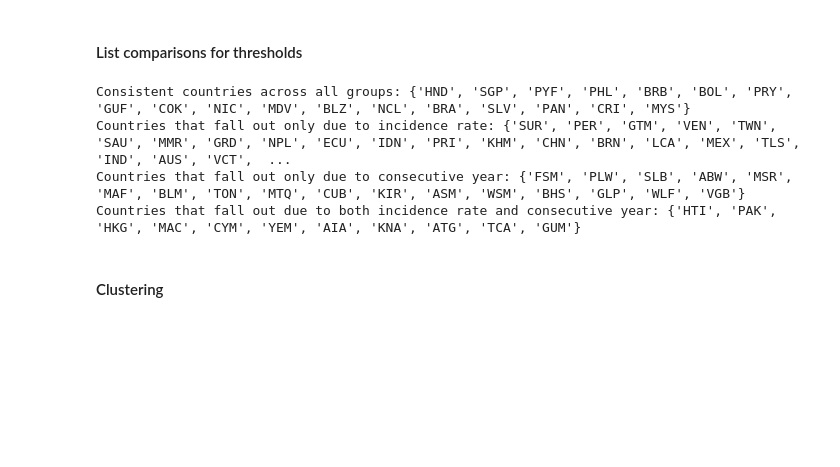
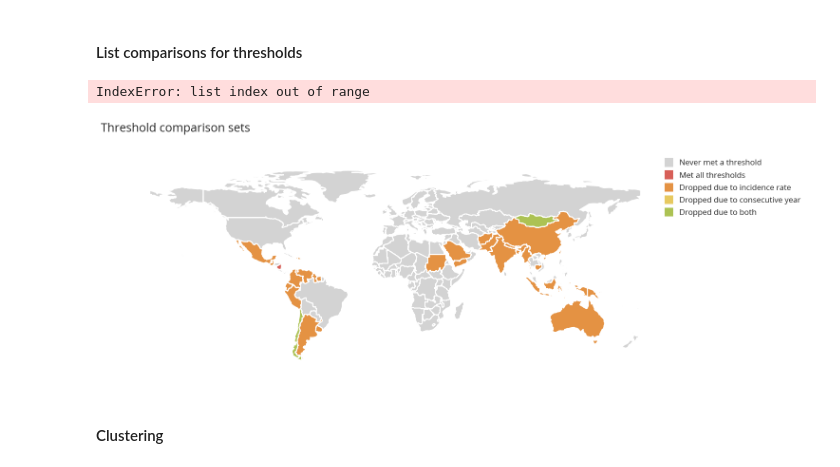
Before and after one commit to haileyrobertson/endemic-factors, a Jupyter notebook: src/ef_opendengue_analysis.ipynb, the cells around one changed output. Drawn from its saved outputs; the diff is of its cells as text; code cells hidden in the pictures; blank space fills up the shorter version.

Commit message:
fix GUF and run non_consec

```diff
--- a/src/ef_opendengue_analysis.ipynb
+++ b/src/ef_opendengue_analysis.ipynb
@@ -1245,9 +1243,12 @@ KeyboardInterrupt:
 # Create a list to store the combinations and the corresponding country counts
 combinations = []
 country_counts = []
+for key, countries in endemic_countries_results.items():
+    # Split the key into parts based on commas
+    key_parts = key.split(', ')
+    key_without_method = ', '.join(key_parts[:-1])
 
-for key, countries in endemic_countries_results.items():
-    combinations.append(key)  # (Threshold, Consecutive Years)
+    combinations.append(key_without_method)  # (Threshold, Consecutive Years)
     country_counts.append(len(countries))
 
 fig, ax = plt.subplots(figsize=(10,6))  # Adjust size as needed
@@ -1432,7 +1433,7 @@ for region in any_dengue['region_un'].unique():
         heatmap_data[column_name] = heatmap_data.index.isin(countries).astype(int)
 
     # Create a new plot for each region
-    fig, ax = plt.subplots(figsize=(14, 14))  # Adjust size as needed
+    fig, ax = plt.subplots(figsize=(20, 10))  # Adjust size as needed
     sns.heatmap(heatmap_data, cmap=custom_colors, cbar=False, linewidths=0.5)
 
     # Add titles and labels
@@ -1506,7 +1507,7 @@ for region in any_dengue['region_un'].unique():
         ).astype(int)
 
     # Create a new plot for each region
-    fig, ax = plt.subplots(figsize=(14, 14))  # Adjust size as needed
+    fig, ax = plt.subplots(figsize=(20, 10))  # Adjust size as needed
     sns.heatmap(heatmap_data, cmap=custom_colors, cbar=False, linewidths=0.5)
 
     # Add titles and labels
@@ -1544,8 +1545,9 @@ threshold_counts = defaultdict(set)
 year_counts = defaultdict(set)
 
 for key, countries in endemic_countries_results.items():
-    threshold, consecutive_years = key.split(", ")
+    threshold, consecutive_years, method = key.split(", ")
     threshold = float(threshold.split(" ")[1])  # Extract threshold as float
+    print(threshold)
     consecutive_years = int(consecutive_years.split(" ")[2])  # Extract years as int
 
     threshold_counts[threshold].update(countries)
@@ -1563,10 +1565,7 @@ print("Countries that fall out only due to incidence rate:", primarily_threshold
 print("Countries that fall out only due to consecutive year:", primarily_years)
 print("Countries that fall out due to both incidence rate and consecutive year:", both_drops)
 # %% [output]
-Consistent countries across all groups: {'HND', 'SGP', 'PYF', 'PHL', 'BRB', 'BOL', 'PRY', 'GUF', 'COK', 'NIC', 'MDV', 'BLZ', 'NCL', 'BRA', 'SLV', 'PAN', 'CRI', 'MYS'}
-Countries that fall out only due to incidence rate: {'SUR', 'PER', 'GTM', 'VEN', 'TWN', 'SAU', 'MMR', 'GRD', 'NPL', 'ECU', 'IDN', 'PRI', 'KHM', 'CHN', 'BRN', 'LCA', 'MEX', 'TLS', 'IND', 'AUS', 'VCT',  ...
-Countries that fall out only due to consecutive year: {'FSM', 'PLW', 'SLB', 'ABW', 'MSR', 'MAF', 'BLM', 'TON', 'MTQ', 'CUB', 'KIR', 'ASM', 'WSM', 'BHS', 'GLP', 'WLF', 'VGB'}
-Countries that fall out due to both incidence rate and consecutive year: {'HTI', 'PAK', 'HKG', 'MAC', 'CYM', 'YEM', 'AIA', 'KNA', 'ATG', 'TCA', 'GUM'}
+IndexError: list index out of range
 # %%
 # Create a copy of the GeoDataFrame and merge with endemic countries
 map_data = dengue_pop_geo.copy()
@@ -1577,36 +1576,38 @@ map_data['both_drop'] = map_data['adm_0_iso3'].apply(lambda x: 1 if x in both_dr
 
 map_data = gpd.GeoDataFrame(map_data, geometry='adm_0_geometry')
 
 # Plot
 fig, ax = plt.subplots(figsize=(16, 16))
 map_data.plot(ax=ax, color='lightgrey', label='Never met a threshold')
 
 # Plot each category with its color and label
 map_data[map_data['is_consistent'] == 1].plot(ax=ax, color=colors[7], label='Met all thresholds')
 map_data[map_data['ir_drop'] == 1].plot(ax=ax, color=colors[6], label='Dropped due to incidence rate')
 map_data[map_data['consec_drop'] == 1].plot(ax=ax, color=colors[5], label='Dropped due to consecutive year')
 map_data[map_data['both_drop'] == 1].plot(ax=ax, color=colors[4], label='Dropped due to both')
 
 # Set plot title and remove axes
 ax.set_title(f"Threshold comparison sets", loc='left')
 ax.set_frame_on(False)
 ax.set_xticks([])
 ax.set_yticks([])
 
 # Add legend with custom patches
 handles = [
     mpatches.Patch(color='lightgrey', label='Never met a threshold'),
     mpatches.Patch(color=colors[7], label='Met all thresholds'),
     mpatches.Patch(color=colors[6], label='Dropped due to incidence rate'),
     mpatches.Patch(color=colors[5], label='Dropped due to consecutive year'),
     mpatches.Patch(color=colors[4], label='Dropped due to both')
 ]
 ax.legend(handles=handles, loc='upper right', bbox_to_anchor = (1.2,1))
 
 # Save plot to file (optional)
-filename = f"../output/figures/thresholds/open_dengue_threshold_comparison_map.png"
-plt.savefig(filename, format='png', dpi=300, bbox_inches='tight')
-plt.close()
+# filename = f"../output/figures/thresholds/open_dengue_threshold_comparison_map.png"
+# plt.savefig(filename, format='png', dpi=300, bbox_inches='tight')
+plt.show()
+# %% [output]
+[figure, added]
 # %% [markdown]
 #### Clustering
 # %% [markdown]
```
Also changed, not shown: parts of 1 cell of this notebook, 16 other files.
